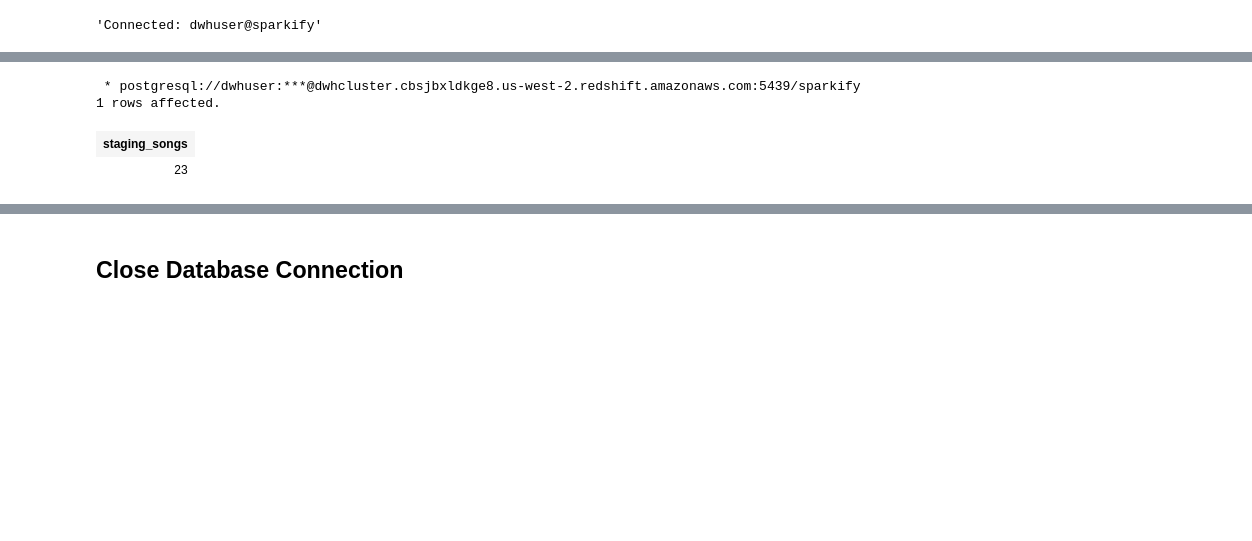
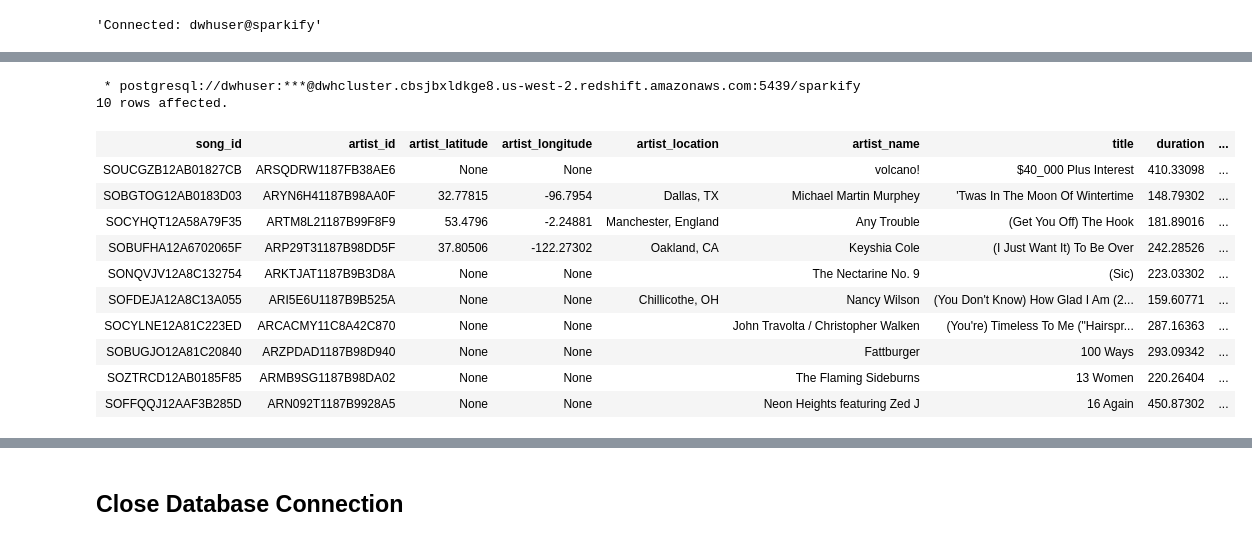
Before and after one commit to stephanderton/ETL-Cloud-Data-Warehouse, a Jupyter notebook: etl.ipynb, the cells around one changed output, grey strips where cells are left out. Drawn from its saved outputs; the diff is of its cells as text; code cells hidden in the pictures; blank space fills up the shorter version.

```diff
--- a/etl.ipynb
+++ b/etl.ipynb
@@ -131,9 +155,20 @@ postgresql://dwhuser:Passw0rd@dwhcluster.cbsjbxldkge8.us-west-2.redshift.amazona
 # %%
-%sql SELECT COUNT(*) AS staging_songs  FROM staging_songs;
+%%sql
+SELECT * FROM staging_songs
+LIMIT  10;
 # %% [output]
  * postgresql://dwhuser:***@dwhcluster.cbsjbxldkge8.us-west-2.redshift.amazonaws.com:5439/sparkify
-1 rows affected.
+10 rows affected.
-| staging_songs |
-| 23 |
+| song_id | artist_id | artist_latitude | artist_longitude | artist_location | artist_name | title | duration | ... |
+| SOUCGZB12AB01827CB | ARSQDRW1187FB38AE6 | None | None |  | volcano! | $40_000 Plus Interest | 410.33098 | ... |
+| SOBGTOG12AB0183D03 | ARYN6H41187B98AA0F | 32.77815 | -96.7954 | Dallas, TX | Michael Martin Murphey | 'Twas In The Moon Of Wintertime | 148.79302 | ... |
+| SOCYHQT12A58A79F35 | ARTM8L21187B99F8F9 | 53.4796 | -2.24881 | Manchester, England | Any Trouble | (Get You Off) The Hook | 181.89016 | ... |
+| SOBUFHA12A6702065F | ARP29T31187B98DD5F | 37.80506 | -122.27302 | Oakland, CA | Keyshia Cole | (I Just Want It) To Be Over | 242.28526 | ... |
+| SONQVJV12A8C132754 | ARKTJAT1187B9B3D8A | None | None |  | The Nectarine No. 9 | (Sic) | 223.03302 | ... |
+| SOFDEJA12A8C13A055 | ARI5E6U1187B9B525A | None | None | Chillicothe, OH | Nancy Wilson | (You Don't Know) How Glad I Am (2... | 159.60771 | ... |
+| SOCYLNE12A81C223ED | ARCACMY11C8A42C870 | None | None |  | John Travolta / Christopher Walken | (You're) Timeless To Me ("Hairspr... | 287.16363 | ... |
+| SOBUGJO12A81C20840 | ARZPDAD1187B98D940 | None | None |  | Fattburger | 100 Ways | 293.09342 | ... |
+| SOZTRCD12AB0185F85 | ARMB9SG1187B98DA02 | None | None |  | The Flaming Sideburns | 13 Women | 220.26404 | ... |
+| SOFFQQJ12AAF3B285D | ARN092T1187B9928A5 | None | None |  | Neon Heights featuring Zed J | 16 Again | 450.87302 | ... |
 # %%
 %%sql
```
Also changed, not shown: parts of 20 cells of this notebook, 5 other files.
